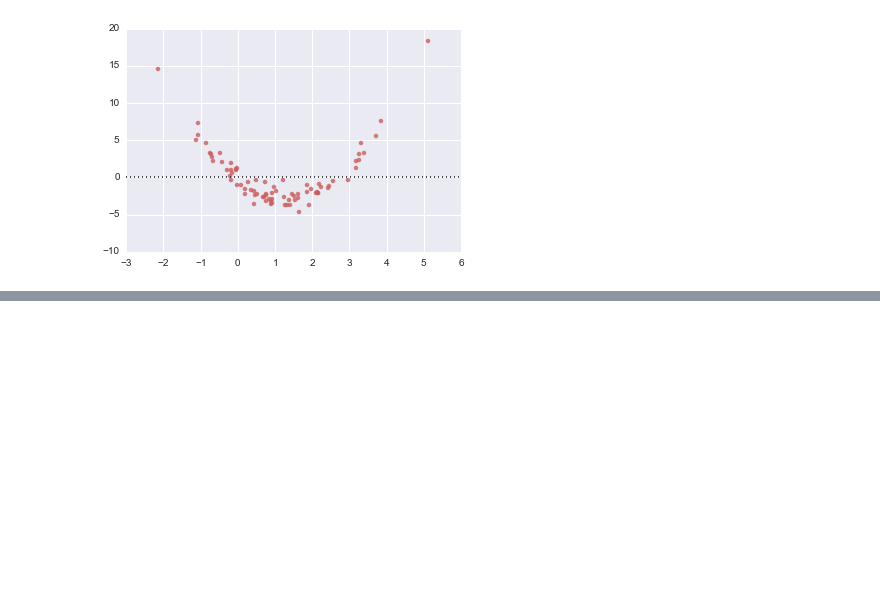
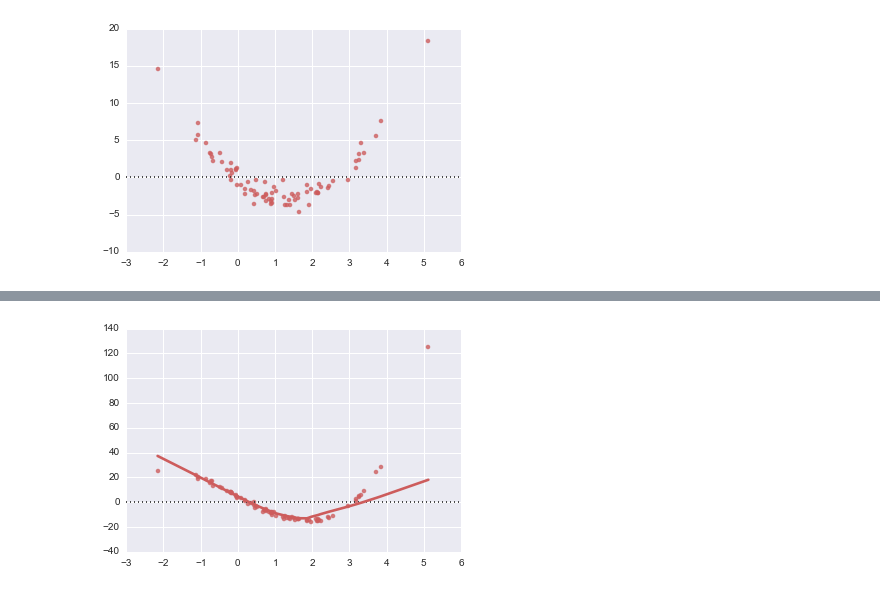
Before and after one commit to tarmstro/mvbop, a Jupyter notebook: seaborn_tutorial.ipynb, the cells around one changed output, grey strips where cells are left out. Saved outputs shown, nothing was run; the diff lists cells and outputs as text; code cells hidden in the pictures; blank space fills up the shorter version.

```diff
--- a/seaborn_tutorial.ipynb
+++ b/seaborn_tutorial.ipynb
@@ -374,0 +380,4 @@ sns.residplot(x, z, color="indianred");
+# %%
+sns.residplot(x, z, color="indianred", lowess=True);
+# %% [output]
+[figure, added]
```
Also changed, not shown: parts of 1 cell of this notebook.
